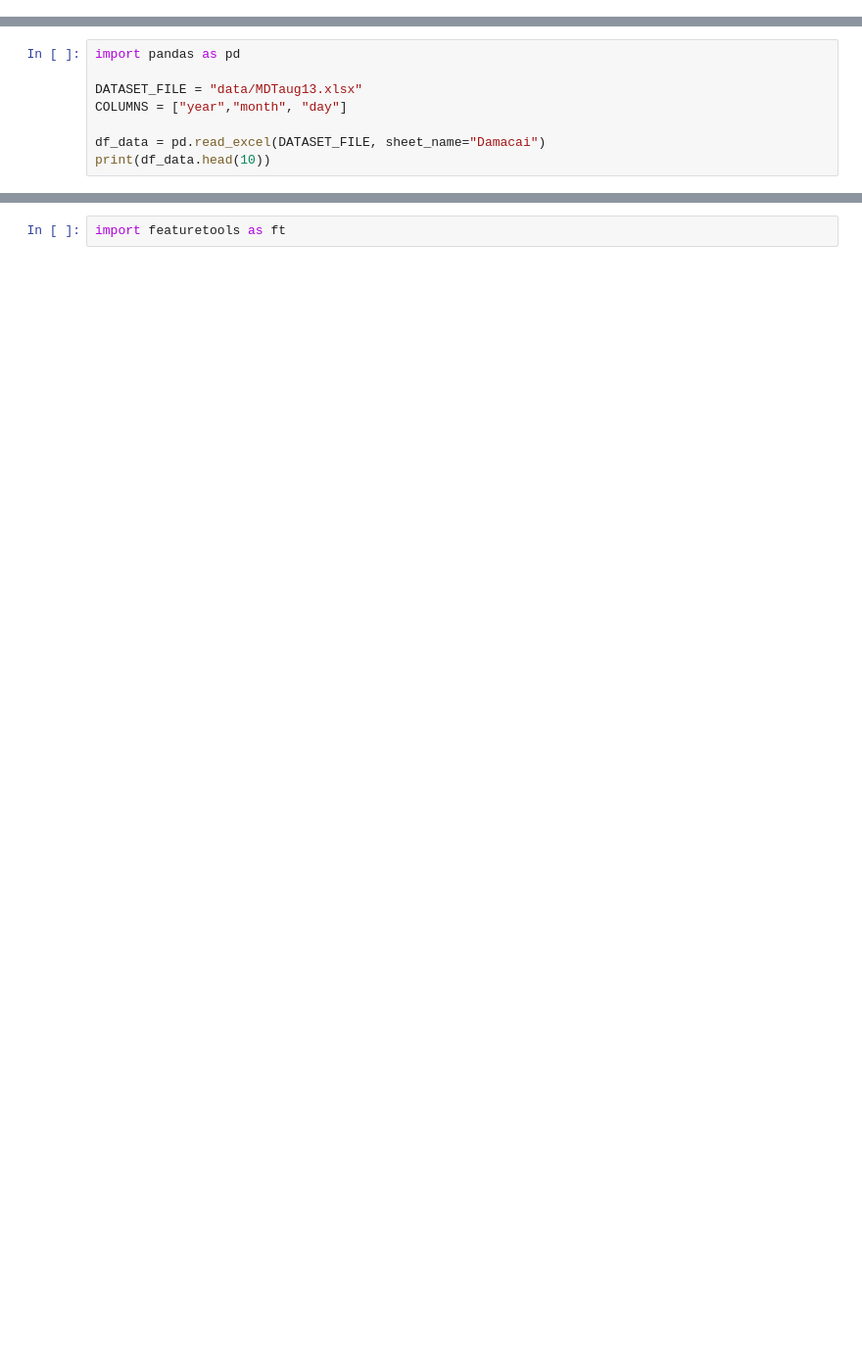
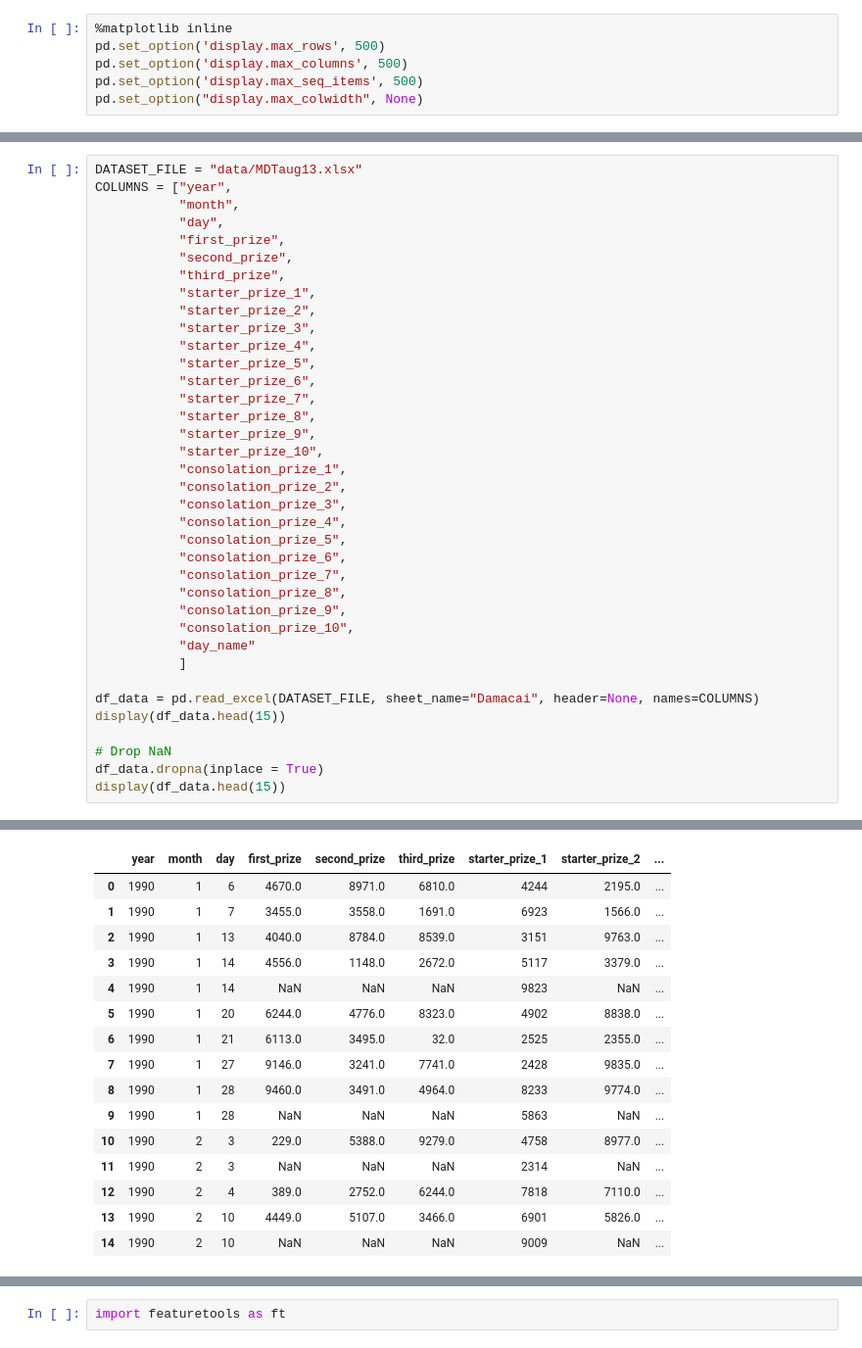
Before and after one commit to alpha2phi-platform/alphalib, a Jupyter notebook: 100_feature-eng.ipynb, the cells around one changed output, grey strips where cells are left out. Shown at 98% size. Drawn from its saved outputs; the diff is of its cells as text; blank space fills up the shorter version.

```diff
--- a/100_feature-eng.ipynb
+++ b/100_feature-eng.ipynb
@@ -0,0 +13,6 @@
+# %%
+%matplotlib inline
+pd.set_option('display.max_rows', 500)
+pd.set_option('display.max_columns', 500)
+pd.set_option('display.max_seq_items', 500)
+pd.set_option("display.max_colwidth", None)
@@ -1,9 +21,38 @@
 # %%
-import pandas as pd
+DATASET_FILE = "data/MDTaug13.xlsx"
+COLUMNS = ["year",
+           "month",
+           "day",
+           "first_prize",
+           "second_prize",
+           "third_prize",
+           "starter_prize_1",
+           "starter_prize_2",
+           "starter_prize_3",
+           "starter_prize_4",
+           "starter_prize_5",
+           "starter_prize_6",
+           "starter_prize_7",
+           "starter_prize_8",
+           "starter_prize_9",
+           "starter_prize_10",
+           "consolation_prize_1",
+           "consolation_prize_2",
+           "consolation_prize_3",
+           "consolation_prize_4",
+           "consolation_prize_5",
+           "consolation_prize_6",
+           "consolation_prize_7",
+           "consolation_prize_8",
+           "consolation_prize_9",
+           "consolation_prize_10",
+           "day_name"
+           ]
 
-DATASET_FILE = "data/MDTaug13.xlsx"
-COLUMNS = ["year","month", "day"]
+df_data = pd.read_excel(DATASET_FILE, sheet_name="Damacai", header=None, names=COLUMNS)
+display(df_data.head(15))
 
-df_data = pd.read_excel(DATASET_FILE, sheet_name="Damacai")
-print(df_data.head(10))
+# Drop NaN
+df_data.dropna(inplace = True)
+display(df_data.head(15))
 # %% [output]
@@ -26,0 +59,16 @@ print(df_data.head(10))
+|  | year | month | day | first_prize | second_prize | third_prize | starter_prize_1 | starter_prize_2 | ... |
+| 0 | 1990 | 1 | 6 | 4670.0 | 8971.0 | 6810.0 | 4244 | 2195.0 | ... |
+| 1 | 1990 | 1 | 7 | 3455.0 | 3558.0 | 1691.0 | 6923 | 1566.0 | ... |
+| 2 | 1990 | 1 | 13 | 4040.0 | 8784.0 | 8539.0 | 3151 | 9763.0 | ... |
+| 3 | 1990 | 1 | 14 | 4556.0 | 1148.0 | 2672.0 | 5117 | 3379.0 | ... |
+| 4 | 1990 | 1 | 14 | NaN | NaN | NaN | 9823 | NaN | ... |
+| 5 | 1990 | 1 | 20 | 6244.0 | 4776.0 | 8323.0 | 4902 | 8838.0 | ... |
+| 6 | 1990 | 1 | 21 | 6113.0 | 3495.0 | 32.0 | 2525 | 2355.0 | ... |
+| 7 | 1990 | 1 | 27 | 9146.0 | 3241.0 | 7741.0 | 2428 | 9835.0 | ... |
+| 8 | 1990 | 1 | 28 | 9460.0 | 3491.0 | 4964.0 | 8233 | 9774.0 | ... |
+| 9 | 1990 | 1 | 28 | NaN | NaN | NaN | 5863 | NaN | ... |
+| 10 | 1990 | 2 | 3 | 229.0 | 5388.0 | 9279.0 | 4758 | 8977.0 | ... |
+| 11 | 1990 | 2 | 3 | NaN | NaN | NaN | 2314 | NaN | ... |
+| 12 | 1990 | 2 | 4 | 389.0 | 2752.0 | 6244.0 | 7818 | 7110.0 | ... |
+| 13 | 1990 | 2 | 10 | 4449.0 | 5107.0 | 3466.0 | 6901 | 5826.0 | ... |
+| 14 | 1990 | 2 | 10 | NaN | NaN | NaN | 9009 | NaN | ... |
```
Also changed, not shown: parts of 15 cells of this notebook, 2 other files.
